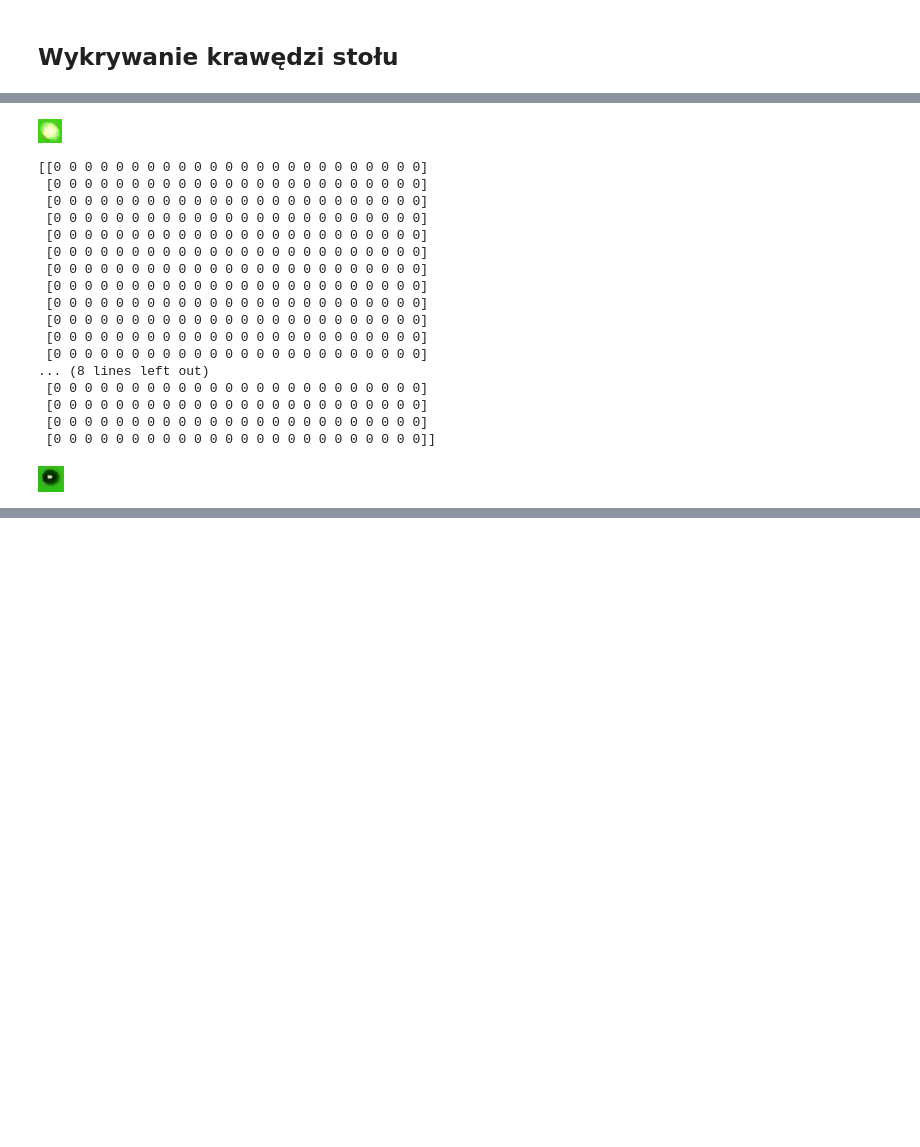
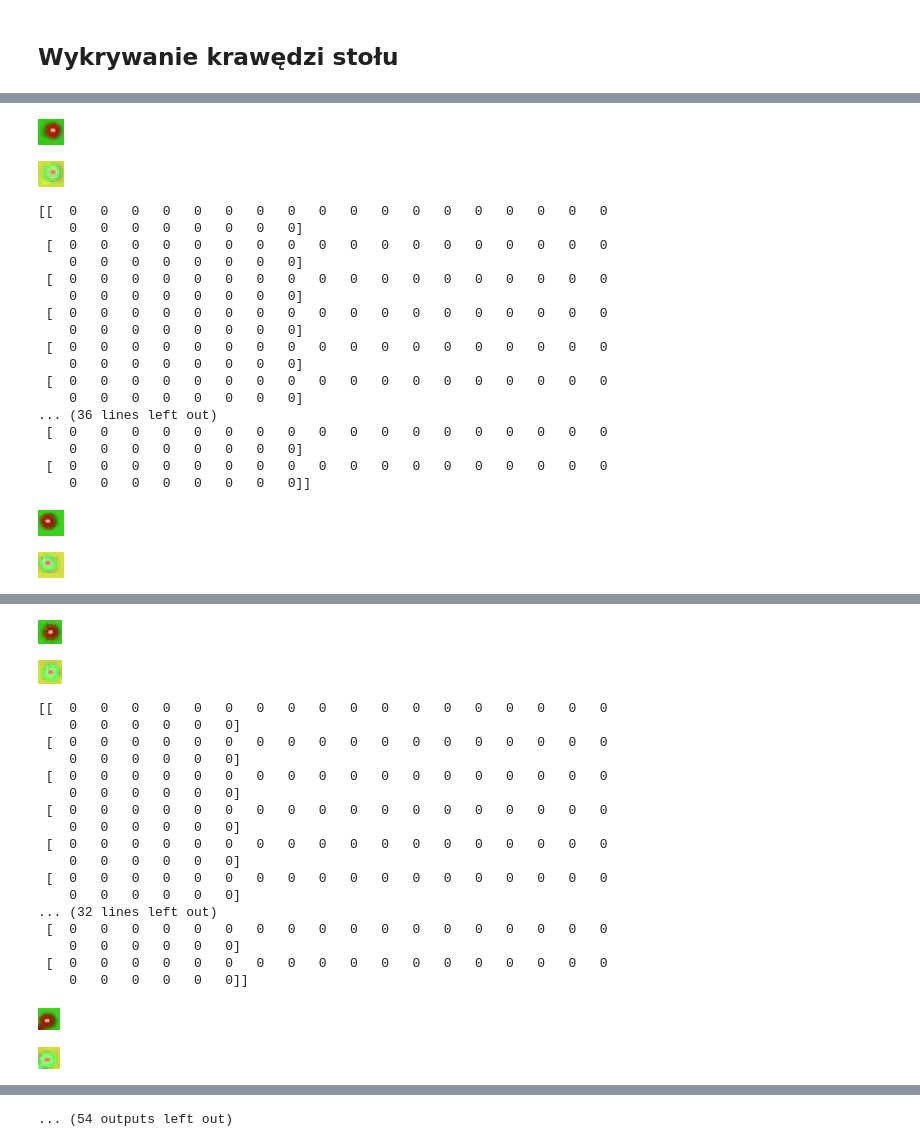
Before and after one commit to Mimikkk/study-master-2023-wk, a Jupyter notebook: project-2-image-description/notebook.ipynb, the cells around one changed output, grey strips where cells are left out. Saved outputs shown, nothing was run; the diff lists cells and outputs as text; code cells hidden in the pictures; blank space fills up the shorter version.

Commit message:
found white range

```diff
--- a/project-2-image-description/notebook.ipynb
+++ b/project-2-image-description/notebook.ipynb
@@ -109,7 +109,7 @@ class BallColor(object):
   orange_hsv = Hsv(17, 136, 241)
 
   black_range = (Hsv(0, 200, 0), Hsv(180, 255, 120))
-  white_range = (Hsv(0, 0, 230), Hsv(180, 20, 255))
+  white_range = (Hsv(0, 0, 230), Hsv(180, 100, 255))
 
   @staticmethod
   def is_similar(image: NDArray[u8], color_range: tuple[Hsv, Hsv]):
@@ -117,3 +117,8 @@ class BallColor(object):
     hsv = cv2.cvtColor(image, cv2.COLOR_BGR2HSV)
 
     return cv2.inRange(hsv, np.array([lower.h, lower.s, lower.v]), np.array([upper.h, upper.s, upper.v]))
+
+
+for box in coordinates:
+  imshow(clipped(image, box))
+  print(BallColor.is_similar(clipped(image, box), BallColor.white_range))
@@ -371,7 +486,7 @@ def ifft(shift: NDArray[u8]) -> NDArray[u8]:
   image = np.fft.ifft2(inverse)
   return np.real(image)
 # %%
-image = video.sample()
+image = video.frames[50]
 
 imshow(image)
 # %% [output]
@@ -397,7 +512,7 @@ def create_table_mask(image: NDArray[u8], corners: NDArray[tuple[int, int]]):
   table_mask = cv2.dilate(table_mask, np.ones((50, 30), np.uint8), iterations=1)
   num_rows, num_cols = table_mask.shape[:2]
   table_mask = 255 - table_mask
-  translation_matrix = np.float32([[1, 0, 00], [0, 1, -10]])
+  translation_matrix = np.float32([[1, 0, 00], [0, 1, 0]])
   table_mask = cv2.warpAffine(table_mask, translation_matrix, (num_cols, num_rows))
   table_mask = 255 - table_mask
   return table_mask
@@ -425,50 +540,53 @@ def magnify_objects(image: NDArray[u8]) -> NDArray[u8]:
 
   vertical = ifft(shift * vertical_shift)
   horizontal = ifft(shift * horizontal_shift)
 
   return (TransformContext(np.sqrt(vertical ** 2 + horizontal ** 2).astype(u8))
           .dilate(np.ones((3, 3)), 2)
           .threshold(50)
           .proper_opening(np.ones((16, 16)))
           .automedian(np.ones((3, 3)))
           .mask(table_mask, True)
           .consume())
 
 
 magnified = magnify_objects(image)
 
 cimg = cv2.cvtColor(magnified, cv2.COLOR_GRAY2BGR)
 coordinates = Detection.discs(magnified, 10)
 circled_image = DrawContext(image, coordinates).boxes().consume()
 
 
 # imshow(circled_image)
 
 def clipped(image: NDArray[u8], box: tuple[int, int, int]) -> NDArray[u8]:
   x, y, r = box
   return image[y - r:y + r, x - r:x + r]
 
 
 for box in coordinates:
   imshow(clipped(image, box))
-  print(BallColor.is_similar(clipped(image, box), BallColor.white_hsv, 0.0))
+  imshow(cv2.cvtColor(clipped(image, box), cv2.COLOR_RGB2HSV))
+  print(BallColor.is_similar(clipped(image, box), BallColor.white_range))
 # %% [output]
-[figure, old version]
+[figure, new version]
+[figure, new version]
-[[0 0 0 0 0 0 0 0 0 0 0 0 0 0 0 0 0 0 0 0 0 0 0 0]
- [0 0 0 0 0 0 0 0 0 0 0 0 0 0 0 0 0 0 0 0 0 0 0 0]
- [0 0 0 0 0 0 0 0 0 0 0 0 0 0 0 0 0 0 0 0 0 0 0 0]
- [0 0 0 0 0 0 0 0 0 0 0 0 0 0 0 0 0 0 0 0 0 0 0 0]
- [0 0 0 0 0 0 0 0 0 0 0 0 0 0 0 0 0 0 0 0 0 0 0 0]
- [0 0 0 0 0 0 0 0 0 0 0 0 0 0 0 0 0 0 0 0 0 0 0 0]
- [0 0 0 0 0 0 0 0 0 0 0 0 0 0 0 0 0 0 0 0 0 0 0 0]
- [0 0 0 0 0 0 0 0 0 0 0 0 0 0 0 0 0 0 0 0 0 0 0 0]
- [0 0 0 0 0 0 0 0 0 0 0 0 0 0 0 0 0 0 0 0 0 0 0 0]
- [0 0 0 0 0 0 0 0 0 0 0 0 0 0 0 0 0 0 0 0 0 0 0 0]
- [0 0 0 0 0 0 0 0 0 0 0 0 0 0 0 0 0 0 0 0 0 0 0 0]
- [0 0 0 0 0 0 0 0 0 0 0 0 0 0 0 0 0 0 0 0 0 0 0 0]
-... (8 lines left out)
- [0 0 0 0 0 0 0 0 0 0 0 0 0 0 0 0 0 0 0 0 0 0 0 0]
- [0 0 0 0 0 0 0 0 0 0 0 0 0 0 0 0 0 0 0 0 0 0 0 0]
- [0 0 0 0 0 0 0 0 0 0 0 0 0 0 0 0 0 0 0 0 0 0 0 0]
- [0 0 0 0 0 0 0 0 0 0 0 0 0 0 0 0 0 0 0 0 0 0 0 0]]
+[[  0   0   0   0   0   0   0   0   0   0   0   0   0   0   0   0   0   0
+    0   0   0   0   0   0   0   0]
+ [  0   0   0   0   0   0   0   0   0   0   0   0   0   0   0   0   0   0
+    0   0   0   0   0   0   0   0]
+ [  0   0   0   0   0   0   0   0   0   0   0   0   0   0   0   0   0   0
+    0   0   0   0   0   0   0   0]
+ [  0   0   0   0   0   0   0   0   0   0   0   0   0   0   0   0   0   0
+    0   0   0   0   0   0   0   0]
+ [  0   0   0   0   0   0   0   0   0   0   0   0   0   0   0   0   0   0
+    0   0   0   0   0   0   0   0]
+ [  0   0   0   0   0   0   0   0   0   0   0   0   0   0   0   0   0   0
+    0   0   0   0   0   0   0   0]
+... (36 lines left out)
+ [  0   0   0   0   0   0   0   0   0   0   0   0   0   0   0   0   0   0
+    0   0   0   0   0   0   0   0]
+ [  0   0   0   0   0   0   0   0   0   0   0   0   0   0   0   0   0   0
+    0   0   0   0   0   0   0   0]]
-[figure, old version]
+[figure, added]
+[figure, added]
@@ -491,0 +610,21 @@ for box in coordinates:
+[figure, added]
+[figure, added]
+[[  0   0   0   0   0   0   0   0   0   0   0   0   0   0   0   0   0   0
+    0   0   0   0   0   0]
+ [  0   0   0   0   0   0   0   0   0   0   0   0   0   0   0   0   0   0
+    0   0   0   0   0   0]
+ [  0   0   0   0   0   0   0   0   0   0   0   0   0   0   0   0   0   0
+    0   0   0   0   0   0]
+ [  0   0   0   0   0   0   0   0   0   0   0   0   0   0   0   0   0   0
+    0   0   0   0   0   0]
+ [  0   0   0   0   0   0   0   0   0   0   0   0   0   0   0   0   0   0
+    0   0   0   0   0   0]
+ [  0   0   0   0   0   0   0   0   0   0   0   0   0   0   0   0   0   0
+    0   0   0   0   0   0]
+... (32 lines left out)
+ [  0   0   0   0   0   0   0   0   0   0   0   0   0   0   0   0   0   0
+    0   0   0   0   0   0]
+ [  0   0   0   0   0   0   0   0   0   0   0   0   0   0   0   0   0   0
+    0   0   0   0   0   0]]
+[figure, added]
+[figure, added]
@@ -491,0 +648 @@ for box in coordinates:
+... (54 outputs left out)
```
Also changed, not shown: parts of 4 cells of this notebook.
